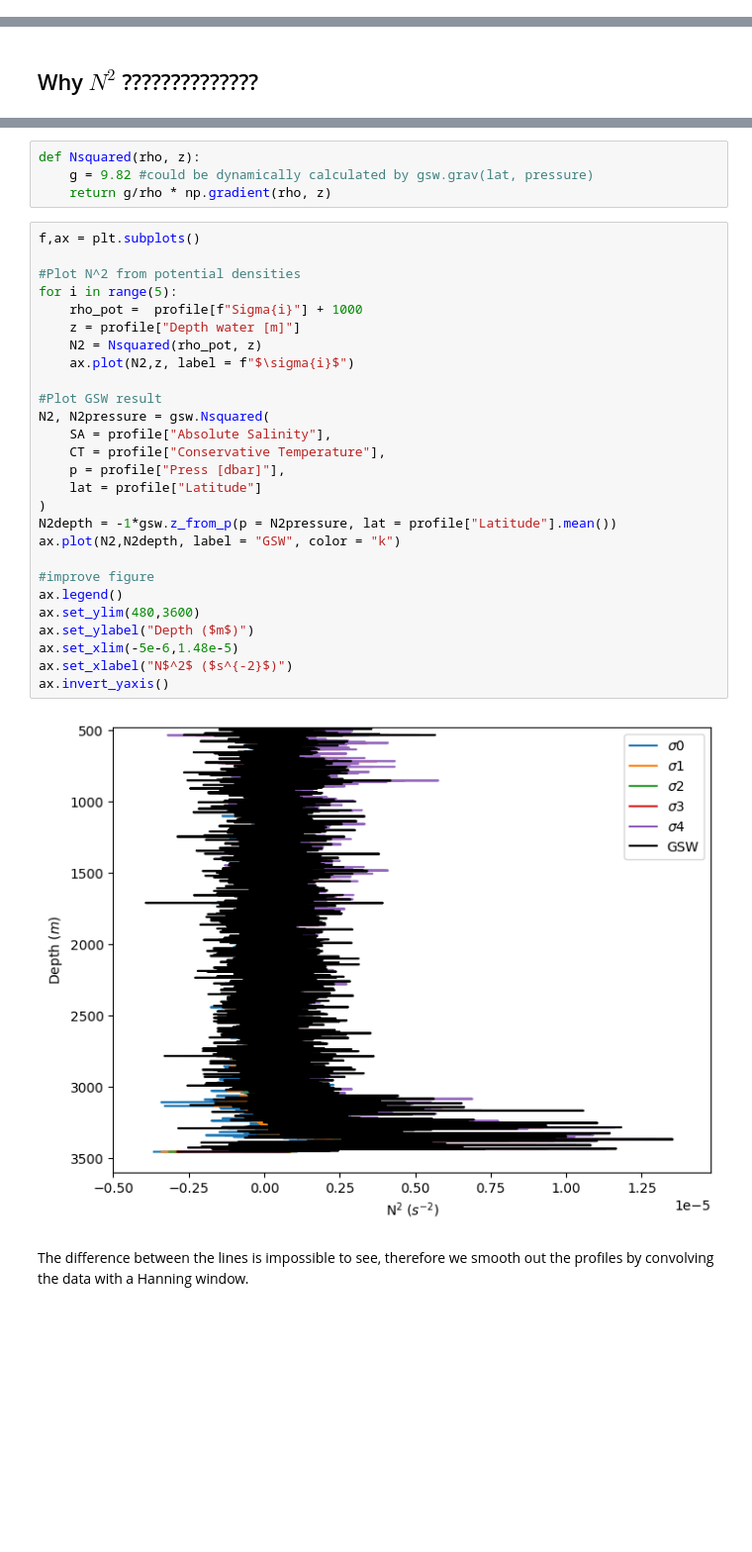
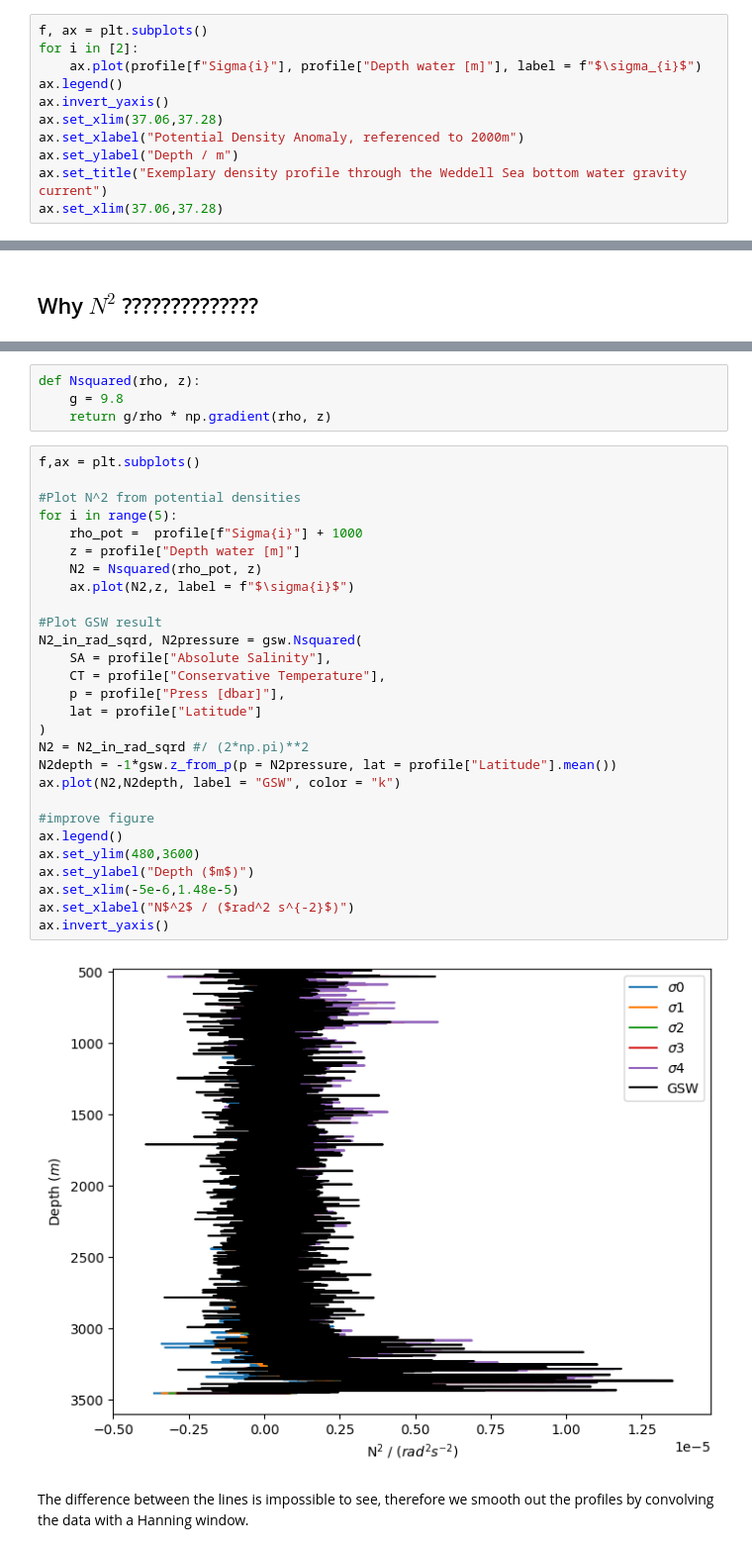
Before and after one commit to opinner/Articles, a Jupyter notebook: Articles/Potential_Density_Shenanigans.ipynb, the cells around one changed output, grey strips where cells are left out. Shown at 99% size. Cells and saved outputs as stored; diff of their text form; blank space fills up the shorter version.

```diff
--- a/Articles/Potential_Density_Shenanigans.ipynb
+++ b/Articles/Potential_Density_Shenanigans.ipynb
@@ -124,3 +123,14 @@ profile.head()
 | 2 | PS103_51-1 | -63.8924 | -49.0801 | 6.9 | 7 | 0.0269 | 33.5496 | 33.713395 | ... |
 | 3 | PS103_51-1 | -63.8924 | -49.0801 | 7.9 | 8 | 0.0294 | 33.5496 | 33.713387 | ... |
 | 4 | PS103_51-1 | -63.8924 | -49.0801 | 8.9 | 9 | 0.0317 | 33.5495 | 33.713278 | ... |
+# %%
+f, ax = plt.subplots()
+for i in [2]:
+    ax.plot(profile[f"Sigma{i}"], profile["Depth water [m]"], label = f"$\sigma_{i}$")
+ax.legend()
+ax.invert_yaxis()
+ax.set_xlim(37.06,37.28)
+ax.set_xlabel("Potential Density Anomaly, referenced to 2000m")
+ax.set_ylabel("Depth / m")
+ax.set_title("Exemplary density profile through the Weddell Sea bottom water gravity current")
+ax.set_xlim(37.06,37.28)
@@ -173,36 +190,37 @@ The Gibbs Seawater Toolbox calculates $N^2$ from absolute salinity **SA** and co
 # %%
 def Nsquared(rho, z):
-    g = 9.82 #could be dynamically calculated by gsw.grav(lat, pressure)
+    g = 9.8
     return g/rho * np.gradient(rho, z)
 # %%
 f,ax = plt.subplots()
 
 #Plot N^2 from potential densities
 for i in range(5):
     rho_pot =  profile[f"Sigma{i}"] + 1000
     z = profile["Depth water [m]"]
     N2 = Nsquared(rho_pot, z)
     ax.plot(N2,z, label = f"$\sigma{i}$")
 
 #Plot GSW result
-N2, N2pressure = gsw.Nsquared(
+N2_in_rad_sqrd, N2pressure = gsw.Nsquared(
     SA = profile["Absolute Salinity"],
     CT = profile["Conservative Temperature"],
     p = profile["Press [dbar]"],
     lat = profile["Latitude"]
 )
+N2 = N2_in_rad_sqrd #/ (2*np.pi)**2
 N2depth = -1*gsw.z_from_p(p = N2pressure, lat = profile["Latitude"].mean())
 ax.plot(N2,N2depth, label = "GSW", color = "k")
 
 #improve figure
 ax.legend()
 ax.set_ylim(480,3600)
 ax.set_ylabel("Depth ($m$)")
 ax.set_xlim(-5e-6,1.48e-5)
-ax.set_xlabel("N$^2$ ($s^{-2}$)")
+ax.set_xlabel("N$^2$ / ($rad^2 s^{-2}$)")
 ax.invert_yaxis()
 # %% [output]
-[figure, old version]
+[figure, new version]
 # %% [markdown]
 The difference between the lines is impossible to see, therefore we smooth out the profiles by convolving the data with a Hanning window.
 # %%
```
Also changed, not shown: parts of 9 cells of this notebook.
